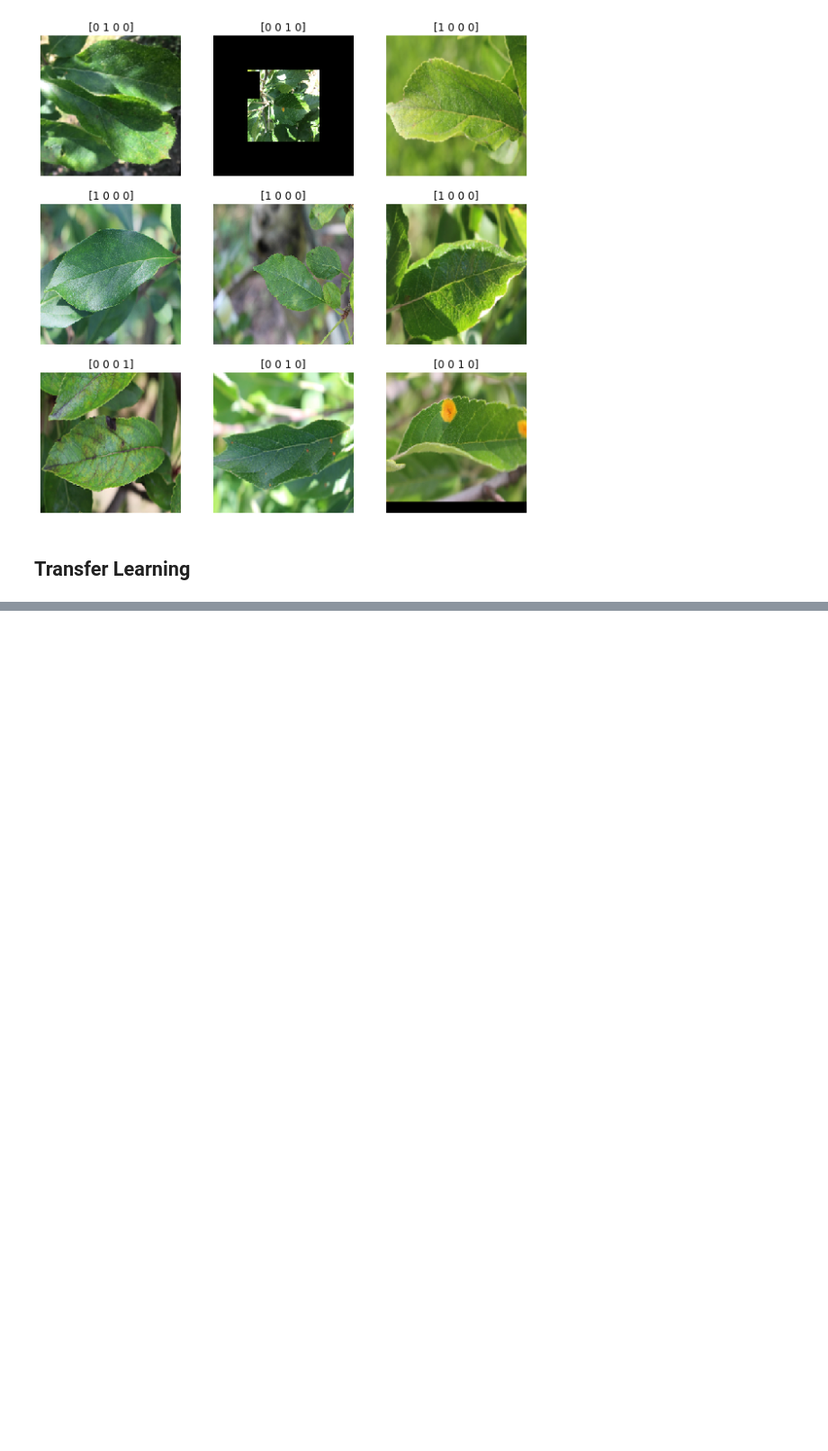
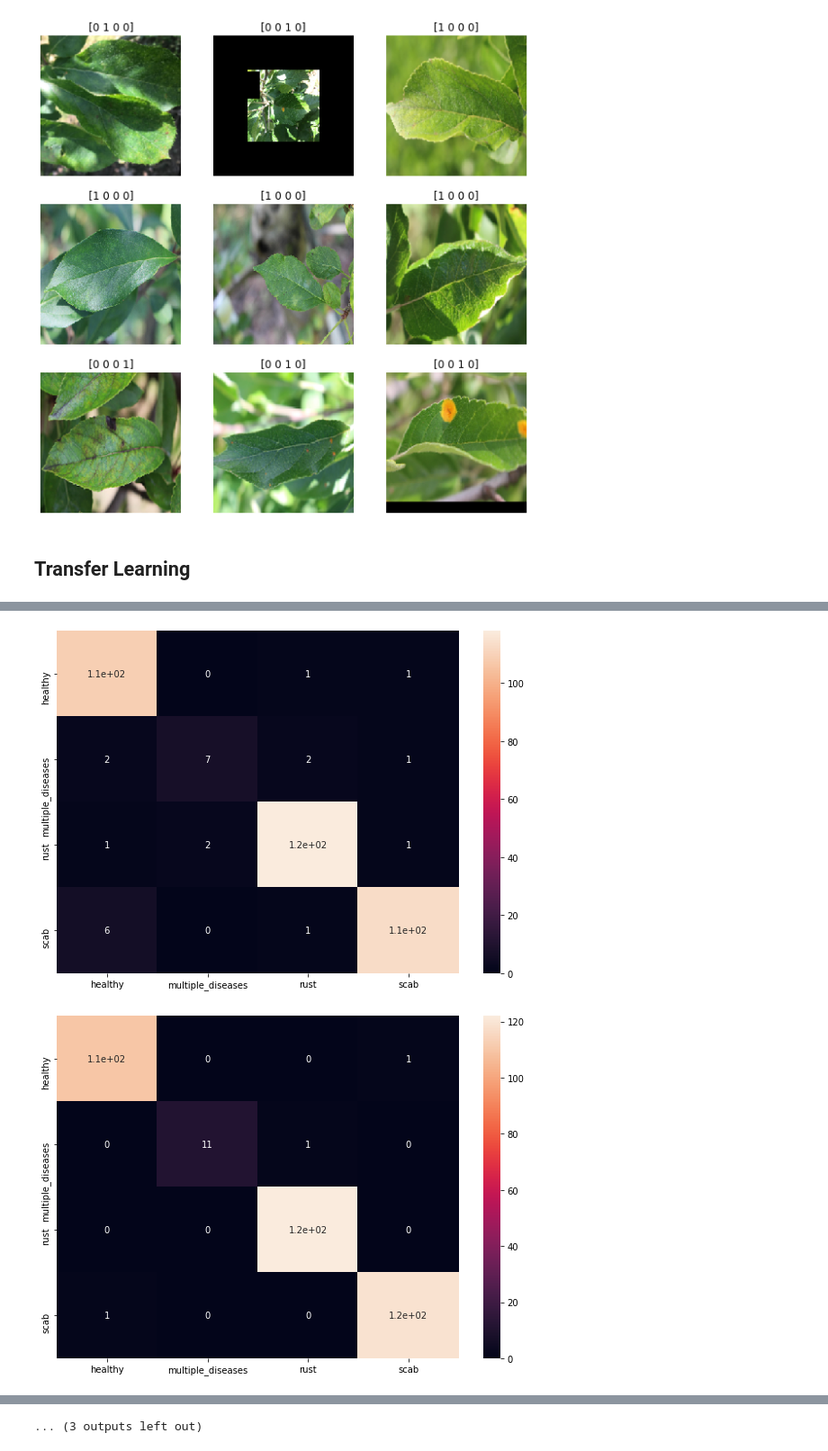
Before and after one commit to louis-li/PlantDiseaseDetection, a Jupyter notebook: 2. TL Baaseline - EfficientNet-AutoML.ipynb, the cells around one changed output, grey strips where cells are left out. Shown: that part at 90% size. Saved outputs shown, nothing was run; the diff lists cells and outputs as text; code cells hidden in the pictures; blank space fills up the shorter version.

Commit message:
update EfficientNet AUtoML

```diff
--- a/2. TL Baaseline - EfficientNet-AutoML.ipynb
+++ b/2. TL Baaseline - EfficientNet-AutoML.ipynb
@@ -112,10 +112,10 @@ import logging
 logging.basicConfig(filename='EfficientNet-AutoML.log')
 
 model_list = ['EfficientNetB0', 'EfficientNetB1', 'EfficientNetB2', 'EfficientNetB3', 'EfficientNetB4', 'EfficientNetB5'
-              , 'EfficientNetB6']
+              , 'EfficientNetB6', 'EfficientNetB7','InceptionResNetV2']
 
 for m in model_list:
-    base_model = getattr(applications, m)(weights='imagenet', input_shape=(image_size, image_size, 3),  include_top=False)
+    base_model = getattr(applicationspip , m)(weights='imagenet', input_shape=(image_size, image_size, 3),  include_top=False)
 
     # Create new model on top.
     inputs = keras.Input(shape=(image_size, image_size, 3))
@@ -264,0 +265,2 @@ Epoch 3/200
+[figure, added]
+[figure, added]
@@ -264,0 +276 @@ Epoch 3/200
+... (3 outputs left out)
```
Also changed, not shown: parts of 1 cell of this notebook.
